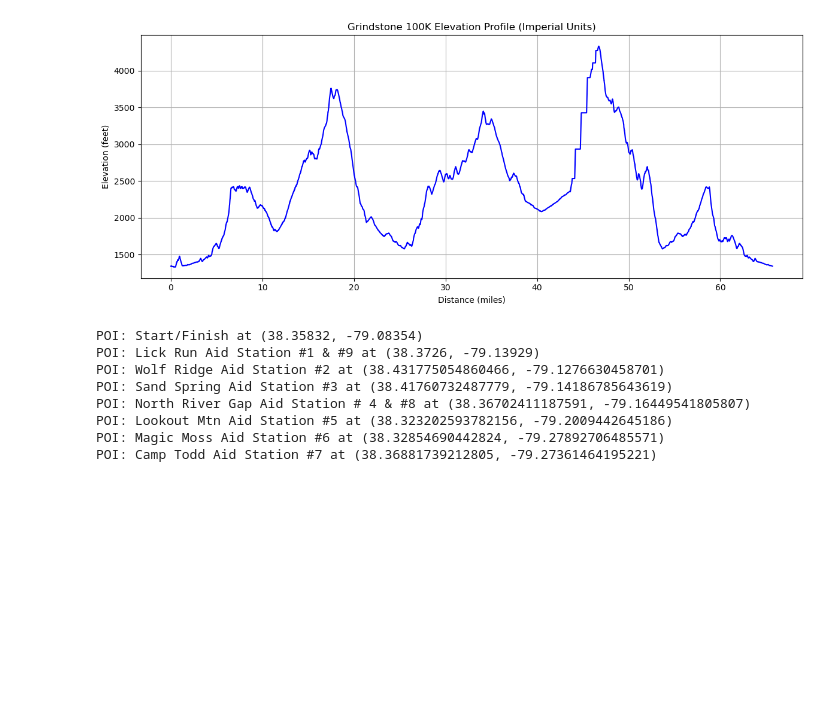
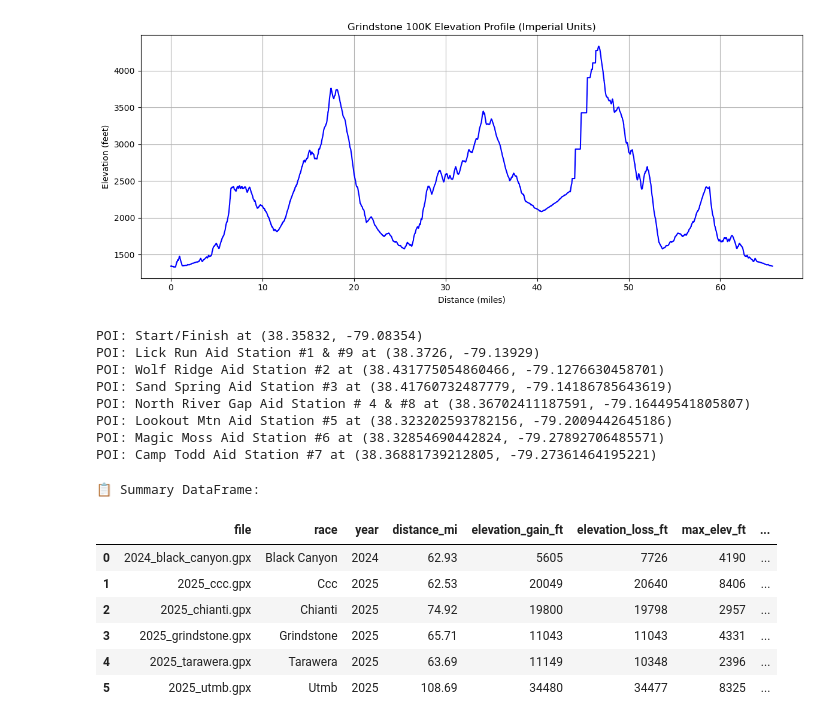
Before and after one commit to Chris-Swann/NewForce-Data-Analytics-Capstone, a Jupyter notebook: notebooks/course_stats.ipynb, the cells around one changed output. Cells and saved outputs as stored; diff of their text form; code cells hidden in the pictures; blank space fills up the shorter version.

```diff
--- a/notebooks/course_stats.ipynb
+++ b/notebooks/course_stats.ipynb
@@ -101,0 +188,13 @@ POI: Camp Todd Aid Station #7 at (38.36881739212805, -79.27361464195221)
+# %%
+df_summary = pd.DataFrame(summary_rows)
+print("\n📋 Summary DataFrame:")
+df_summary
+# %% [output]
+📋 Summary DataFrame:
+|  | file | race | year | distance_mi | elevation_gain_ft | elevation_loss_ft | max_elev_ft | ... |
+| 0 | 2024_black_canyon.gpx | Black Canyon | 2024 | 62.93 | 5605 | 7726 | 4190 | ... |
+| 1 | 2025_ccc.gpx | Ccc | 2025 | 62.53 | 20049 | 20640 | 8406 | ... |
+| 2 | 2025_chianti.gpx | Chianti | 2025 | 74.92 | 19800 | 19798 | 2957 | ... |
+| 3 | 2025_grindstone.gpx | Grindstone | 2025 | 65.71 | 11043 | 11043 | 4331 | ... |
+| 4 | 2025_tarawera.gpx | Tarawera | 2025 | 63.69 | 11149 | 10348 | 2396 | ... |
+| 5 | 2025_utmb.gpx | Utmb | 2025 | 108.69 | 34480 | 34477 | 8325 | ... |
```
Also changed, not shown: parts of 2 cells of this notebook, 1 other file.
